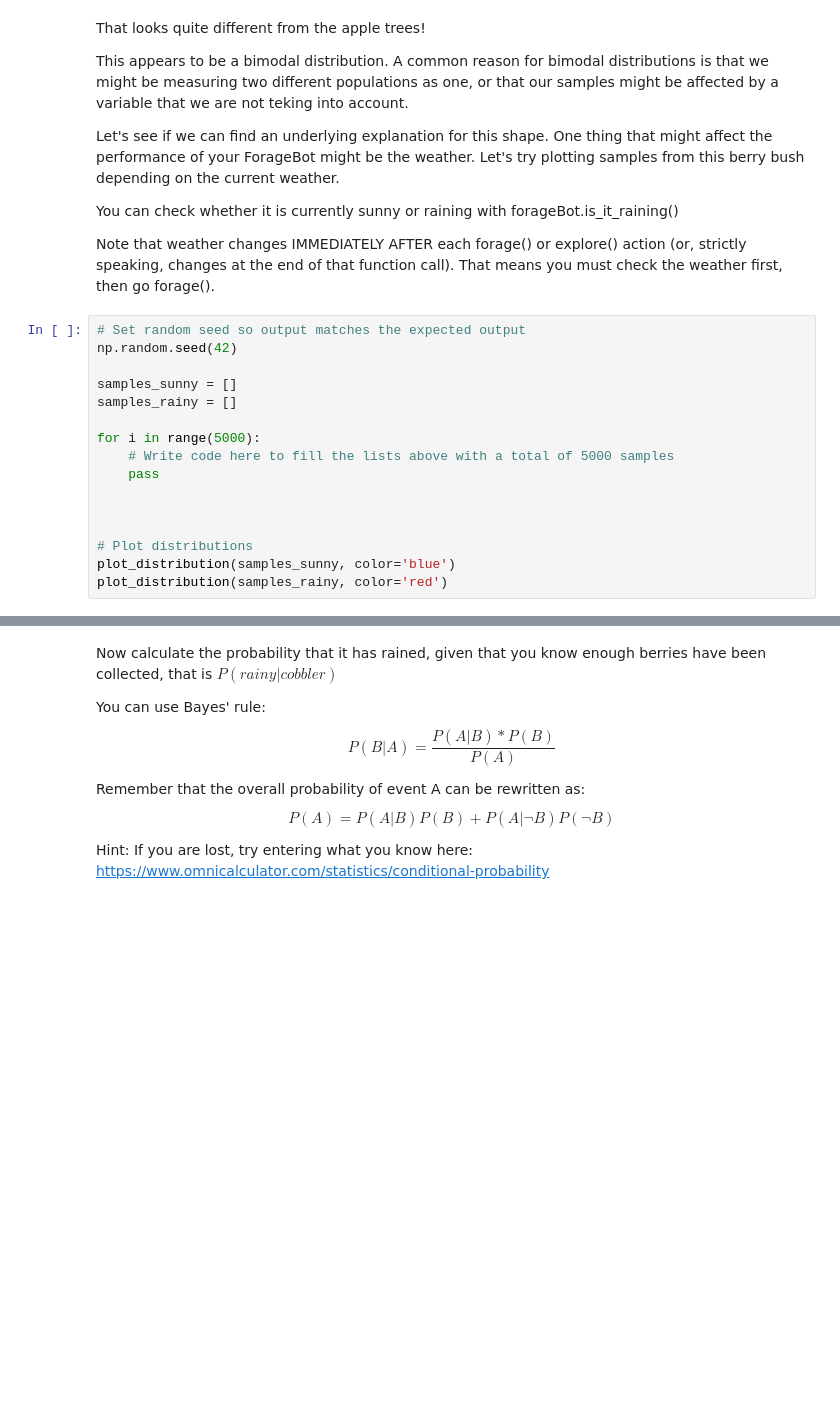
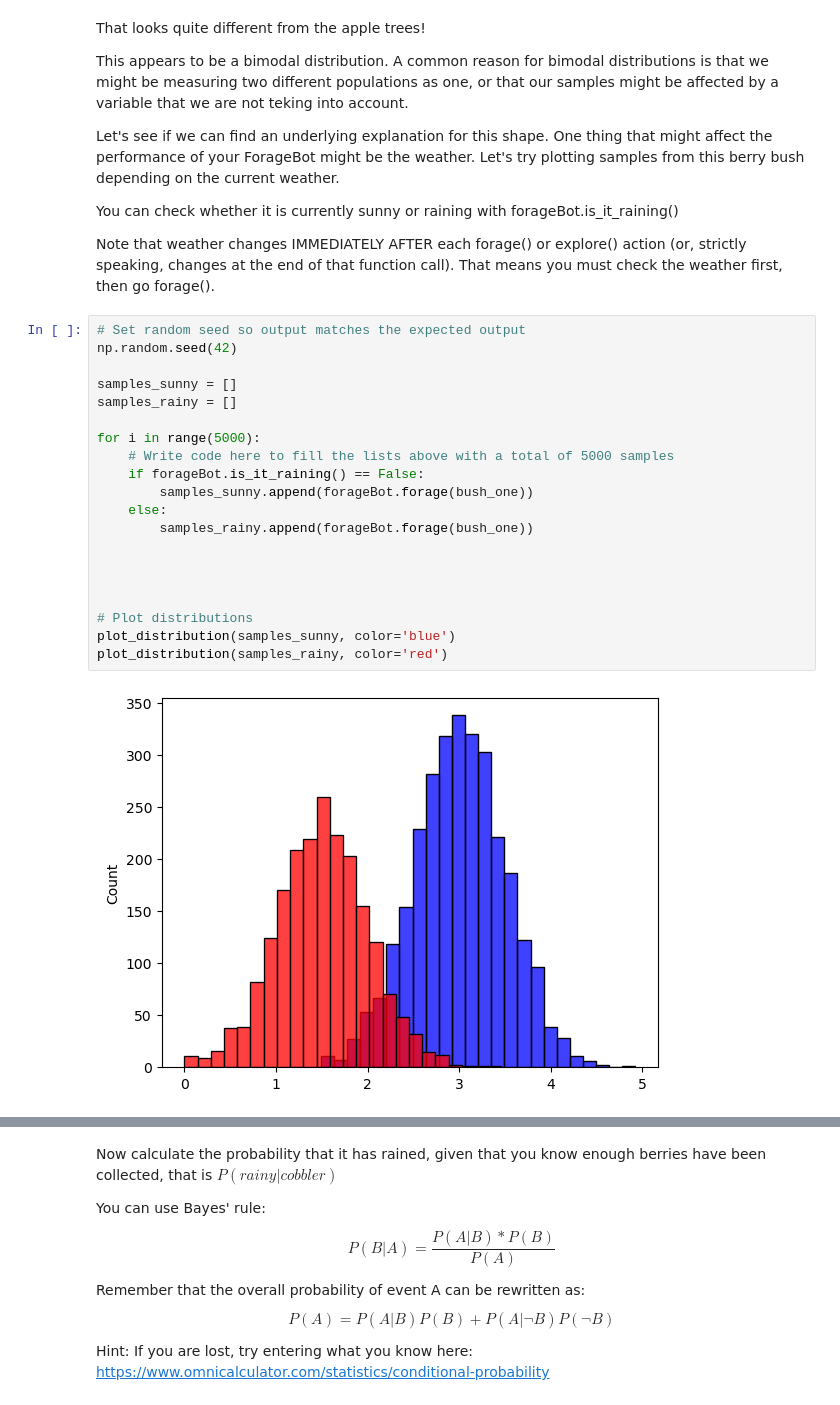
Before and after one commit to dvaud/computational-thinking-week-individual-15059979, a Jupyter notebook: challenge_foraging/challenge_foraging_robot.ipynb, the cells around one changed output, grey strips where cells are left out. Saved outputs shown, nothing was run; the diff lists cells and outputs as text; blank space fills up the shorter version.

```diff
--- a/challenge_foraging/challenge_foraging_robot.ipynb
+++ b/challenge_foraging/challenge_foraging_robot.ipynb
@@ -299,19 +303,25 @@ Note that weather changes IMMEDIATELY AFTER each forage() or explore() action (o
 # %%
 # Set random seed so output matches the expected output
 np.random.seed(42)
 
 samples_sunny = []
 samples_rainy = []
 
 for i in range(5000):
     # Write code here to fill the lists above with a total of 5000 samples
-    pass
+    if forageBot.is_it_raining() == False:
+        samples_sunny.append(forageBot.forage(bush_one))
+    else:
+        samples_rainy.append(forageBot.forage(bush_one))
+
 
 
 
 # Plot distributions
 plot_distribution(samples_sunny, color='blue')
 plot_distribution(samples_rainy, color='red')
+# %% [output]
+[figure, added]
 # %% [markdown]
 You should generate this image:
 
```
Also changed, not shown: parts of 10 cells of this notebook.
